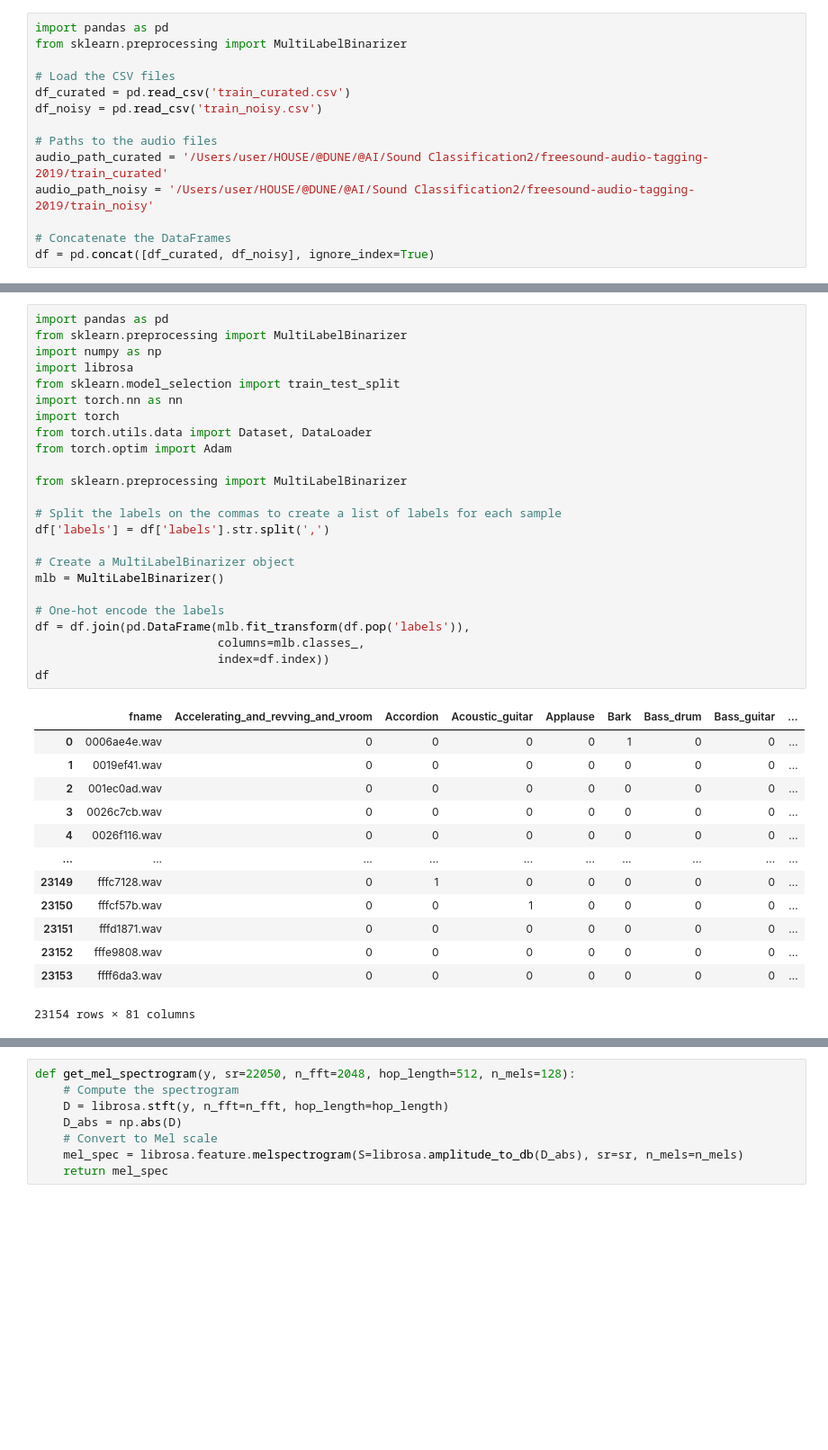
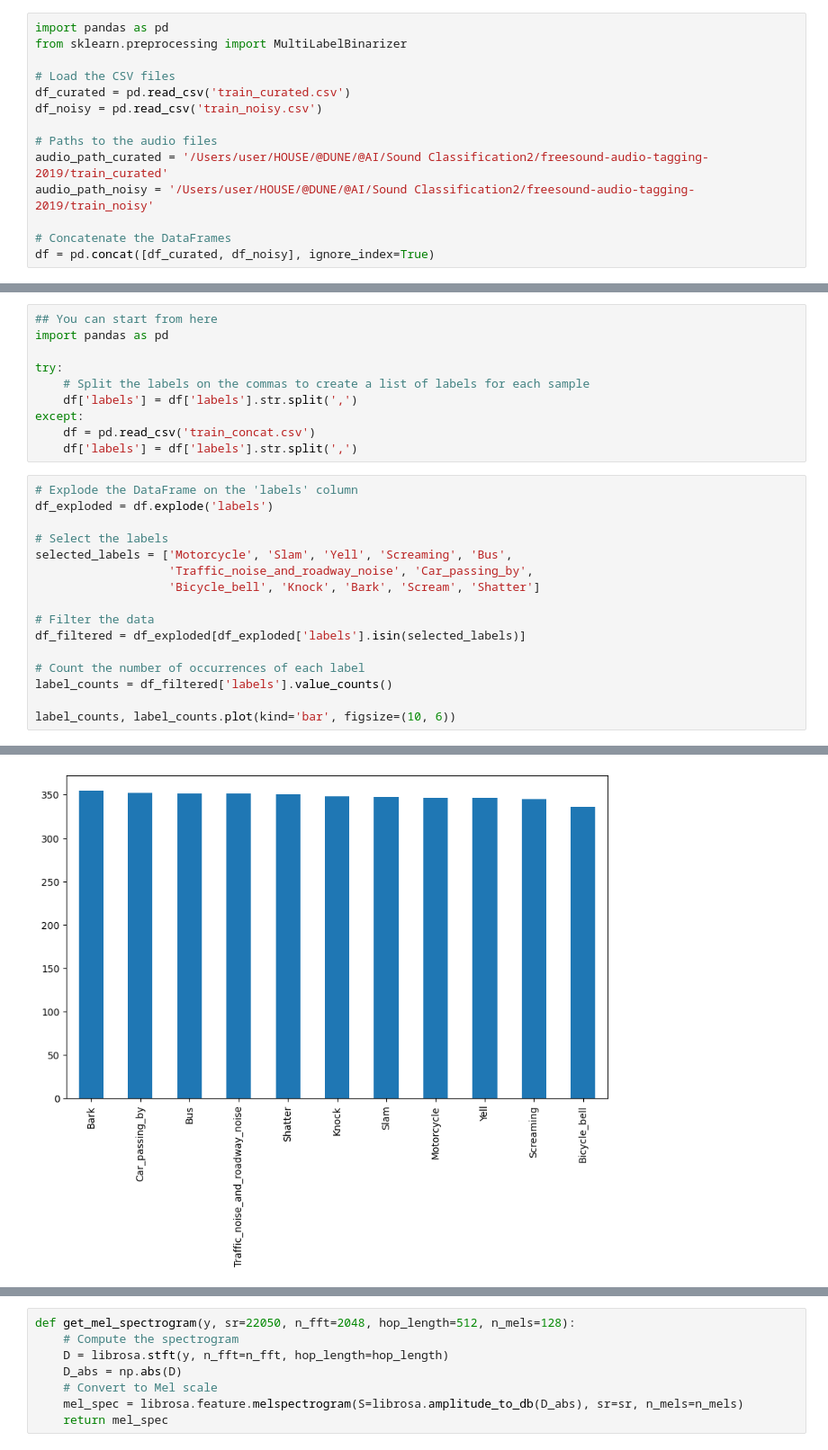
Before and after one commit to EmptyDeck/AI-Powered-Sound-Awareness-Device-Project-, a Jupyter notebook: @AI/Sound Classification2/freesound-audio-tagging-2019/AI2.ipynb, the cells around one changed output, grey strips where cells are left out. Shown: that part at 90% size. Drawn from its saved outputs; the diff is of its cells as text; blank space fills up the shorter version.

```diff
--- a/@AI/Sound Classification2/freesound-audio-tagging-2019/AI2.ipynb
+++ b/@AI/Sound Classification2/freesound-audio-tagging-2019/AI2.ipynb
@@ -51,41 +52,30 @@ df
 | 23152 | fffe9808.wav | Clapping |
 | 23153 | ffff6da3.wav | Walk_and_footsteps |
 23154 rows × 2 columns
-# %%
-import pandas as pd
-from sklearn.preprocessing import MultiLabelBinarizer
-import numpy as np
-import librosa
-from sklearn.model_selection import train_test_split
-import torch.nn as nn
-import torch
-from torch.utils.data import Dataset, DataLoader
-from torch.optim import Adam
-
-from sklearn.preprocessing import MultiLabelBinarizer
-
-# Split the labels on the commas to create a list of labels for each sample
-df['labels'] = df['labels'].str.split(',')
-
-# Create a MultiLabelBinarizer object
-mlb = MultiLabelBinarizer()
-
-# One-hot encode the labels
-df = df.join(pd.DataFrame(mlb.fit_transform(df.pop('labels')),
-                          columns=mlb.classes_,
-                          index=df.index))
-df
-# %% [output]
-|  | fname | Accelerating_and_revving_and_vroom | Accordion | Acoustic_guitar | Applause | Bark | Bass_drum | Bass_guitar | ... |
-| 0 | 0006ae4e.wav | 0 | 0 | 0 | 0 | 1 | 0 | 0 | ... |
-| 1 | 0019ef41.wav | 0 | 0 | 0 | 0 | 0 | 0 | 0 | ... |
-| 2 | 001ec0ad.wav | 0 | 0 | 0 | 0 | 0 | 0 | 0 | ... |
-| 3 | 0026c7cb.wav | 0 | 0 | 0 | 0 | 0 | 0 | 0 | ... |
-| 4 | 0026f116.wav | 0 | 0 | 0 | 0 | 0 | 0 | 0 | ... |
-| ... | ... | ... | ... | ... | ... | ... | ... | ... | ... |
-| 23149 | fffc7128.wav | 0 | 1 | 0 | 0 | 0 | 0 | 0 | ... |
-| 23150 | fffcf57b.wav | 0 | 0 | 1 | 0 | 0 | 0 | 0 | ... |
-| 23151 | fffd1871.wav | 0 | 0 | 0 | 0 | 0 | 0 | 0 | ... |
-| 23152 | fffe9808.wav | 0 | 0 | 0 | 0 | 0 | 0 | 0 | ... |
-| 23153 | ffff6da3.wav | 0 | 0 | 0 | 0 | 0 | 0 | 0 | ... |
-23154 rows × 81 columns
+# %%
+## You can start from here
+import pandas as pd
+
+try:
+    # Split the labels on the commas to create a list of labels for each sample
+    df['labels'] = df['labels'].str.split(',')
+except:
+    df = pd.read_csv('train_concat.csv')
+    df['labels'] = df['labels'].str.split(',')
+# %%
+# Explode the DataFrame on the 'labels' column
+df_exploded = df.explode('labels')
+
+# Select the labels
+selected_labels = ['Motorcycle', 'Slam', 'Yell', 'Screaming', 'Bus',
+                   'Traffic_noise_and_roadway_noise', 'Car_passing_by',
+                   'Bicycle_bell', 'Knock', 'Bark', 'Scream', 'Shatter']
+
+# Filter the data
+df_filtered = df_exploded[df_exploded['labels'].isin(selected_labels)]
+
+# Count the number of occurrences of each label
+label_counts = df_filtered['labels'].value_counts()
+
+label_counts, label_counts.plot(kind='bar', figsize=(10, 6))
+# %% [output]
@@ -91,0 +95 @@ df
+[figure, added]
```
Also changed, not shown: parts of 21 cells of this notebook, 4 other files.
